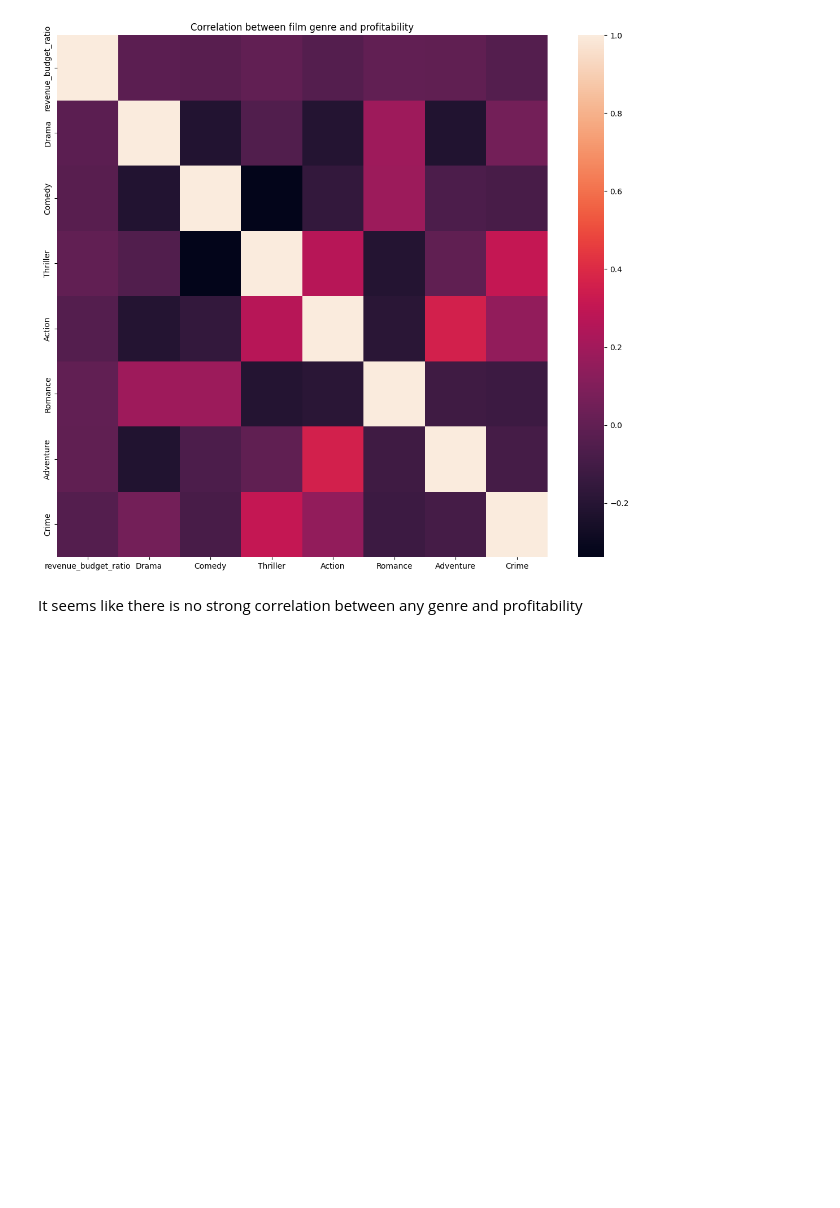
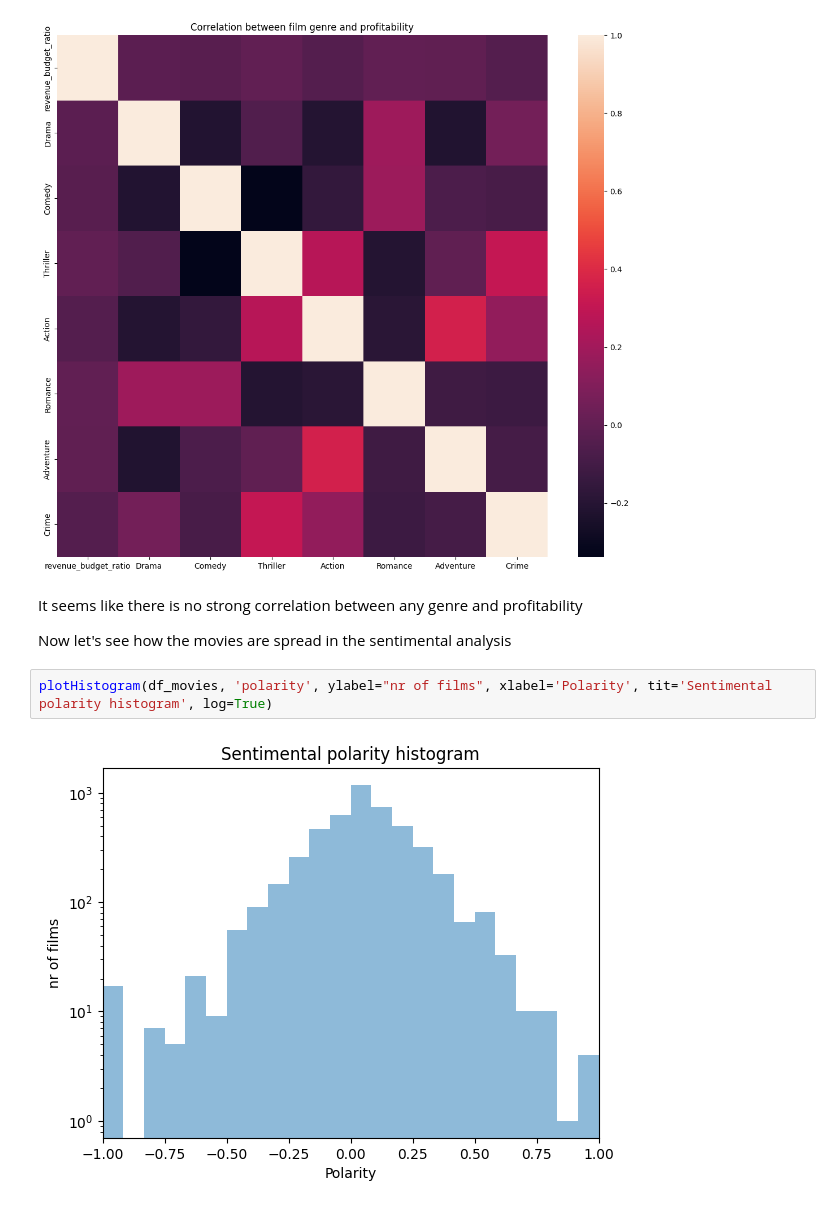
Before and after one commit to StiVit/movie-recommendation-system, a Jupyter notebook: research/research.ipynb, the cells around one changed output. Cells and saved outputs as stored; diff of their text form; blank space fills up the shorter version.

Commit message:
feat: EDA on sentimental analysis

```diff
--- a/research/research.ipynb
+++ b/research/research.ipynb
@@ -218,3 +218,9 @@ Text(0.5, 1.0, 'Correlation between film genre and profitability')
 [figure]
 # %% [markdown]
 It seems like there is no strong correlation between any genre and profitability
+
+Now let's see how the movies are spread in the sentimental analysis
+# %%
+plotHistogram(df_movies, 'polarity', ylabel="nr of films", xlabel='Polarity', tit='Sentimental polarity histogram', log=True)
+# %% [output]
+[figure, added]
```
Also changed, not shown: parts of 9 cells of this notebook.
